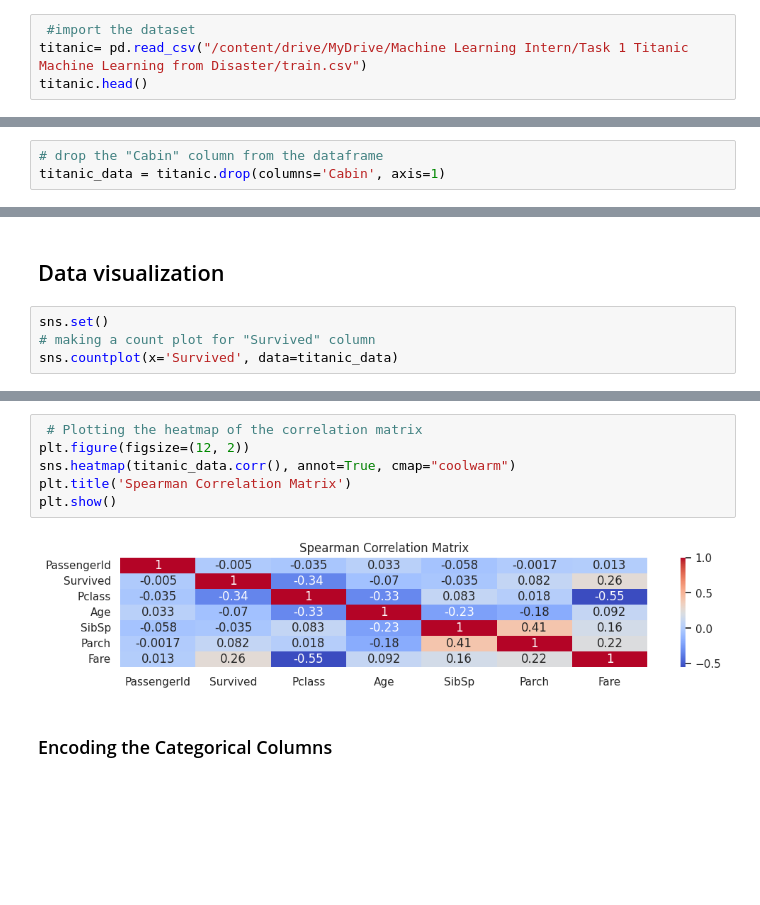
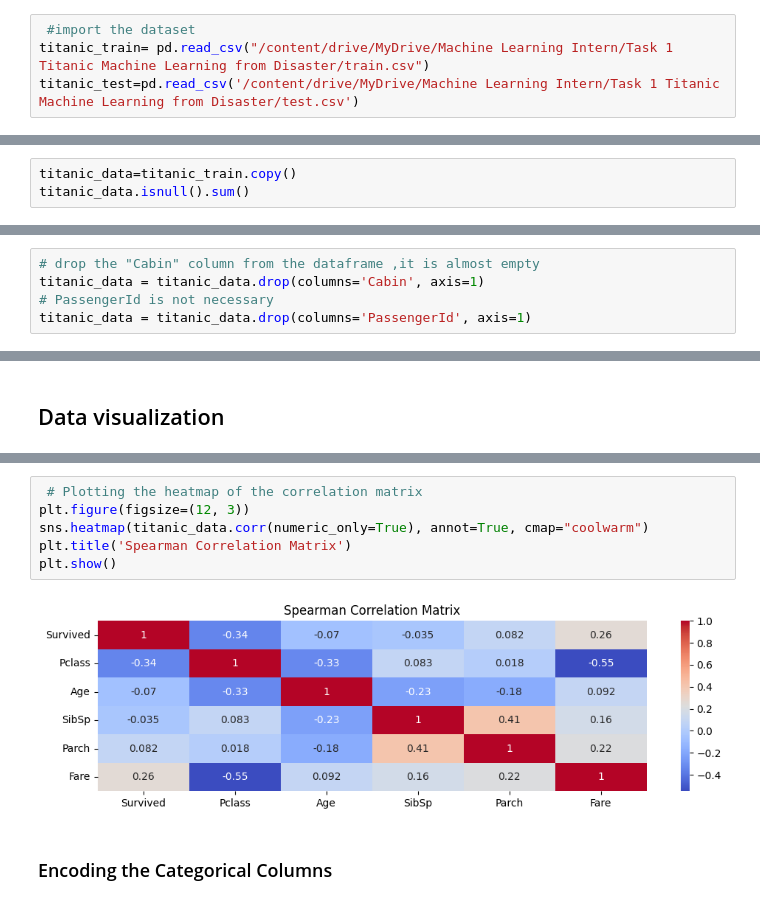
Before and after one commit to Temesgenasmamaw/AI, a Jupyter notebook: Task_1_Titanic_Machine_Learning_from_Disaster.ipynb, the cells around one changed output, grey strips where cells are left out. Drawn from its saved outputs; the diff is of its cells as text; blank space fills up the shorter version.

```diff
--- a/Task_1_Titanic_Machine_Learning_from_Disaster.ipynb
+++ b/Task_1_Titanic_Machine_Learning_from_Disaster.ipynb
@@ -27,5 +25,5 @@ from sklearn.metrics import classification_report
 from sklearn.neighbors import KNeighborsClassifier
 # %%
  #import the dataset
-titanic= pd.read_csv("/content/drive/MyDrive/Machine Learning Intern/Task 1 Titanic Machine Learning from Disaster/train.csv")
-titanic.head()
+titanic_train= pd.read_csv("/content/drive/MyDrive/Machine Learning Intern/Task 1 Titanic Machine Learning from Disaster/train.csv")
+titanic_test=pd.read_csv('/content/drive/MyDrive/Machine Learning Intern/Task 1 Titanic Machine Learning from Disaster/test.csv')
@@ -44,0 +39,3 @@ titanic.shape
+# %%
+titanic_data=titanic_train.copy()
+titanic_data.isnull().sum()
@@ -115,6 +122,8 @@ titanic .describe()
 # %%
-# drop the "Cabin" column from the dataframe
-titanic_data = titanic.drop(columns='Cabin', axis=1)
+# drop the "Cabin" column from the dataframe ,it is almost empty
+titanic_data = titanic_data.drop(columns='Cabin', axis=1)
+# PassengerId is not necessary
+titanic_data = titanic_data.drop(columns='PassengerId', axis=1)
 # %%
 # replacing the missing values in "Age" column with mean value
 titanic_data['Age'].fillna(titanic_data['Age'].mean(), inplace=True)
@@ -167,7 +162,3 @@ titanic_data['Survived'].value_counts()
 Name: Survived, dtype: int64
 # %% [markdown]
 ## Data visualization
-# %%
-sns.set()
-# making a count plot for "Survived" column
-sns.countplot(x='Survived', data=titanic_data)
@@ -206,11 +196,11 @@ sns.countplot(x='Pclass', hue='Survived', data=titanic_data)
 # %%
  # Plotting the heatmap of the correlation matrix
-plt.figure(figsize=(12, 2))
-sns.heatmap(titanic_data.corr(), annot=True, cmap="coolwarm")
+plt.figure(figsize=(12, 3))
+sns.heatmap(titanic_data.corr(numeric_only=True), annot=True, cmap="coolwarm")
 plt.title('Spearman Correlation Matrix')
 plt.show()
 # %% [output]
-[figure, old version]
+[figure, new version]
 # %% [markdown]
 ### Encoding the Categorical Columns
 # %%
```
Also changed, not shown: parts of 44 cells of this notebook.
